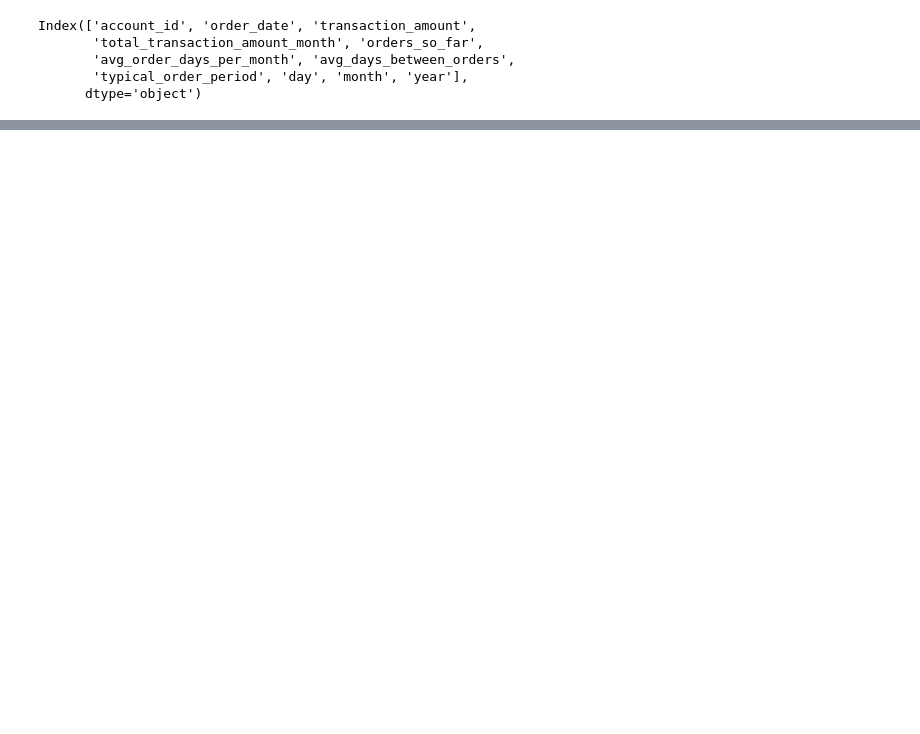
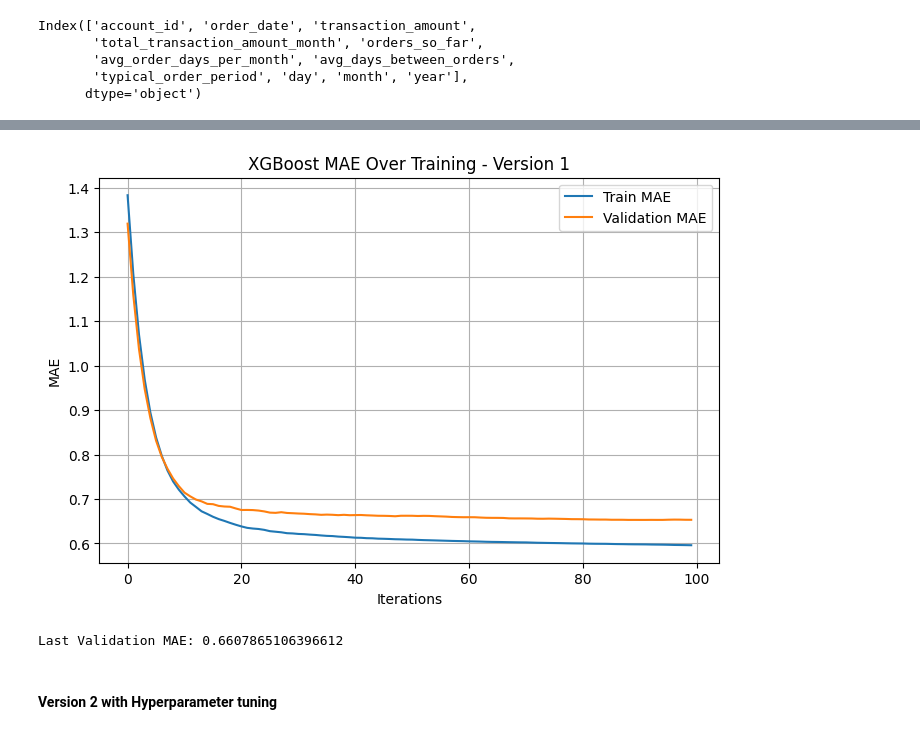
Before and after one commit to telmacarvalho/cases, a Jupyter notebook: case_bees.ipynb, the cells around one changed output, grey strips where cells are left out. Saved outputs shown, nothing was run; the diff lists cells and outputs as text; code cells hidden in the pictures; blank space fills up the shorter version.

```diff
--- a/case_bees.ipynb
+++ b/case_bees.ipynb
@@ -1460,0 +1547,3 @@ memory usage: 124.0+ MB
+# %%
+y_val = val_data[target]
+y_val.head(2)
@@ -1460,0 +1619,4 @@ memory usage: 124.0+ MB
+# %%
+# Define eval_set with training and validation data
+eval_set = [(X_train, y_train), (X_val, y_val)]
+evals_result = {}
@@ -1460,0 +1625,8 @@ memory usage: 124.0+ MB
+# %%
+model_v1 = XGBRegressor(n_estimators=100, learning_rate=0.1, random_state=42,
+    eval_metric='mae')
+model_v1.fit(
+    X_train, y_train,
+    eval_set=eval_set,
+    verbose=True,
+)
@@ -1460,0 +1662,27 @@ memory usage: 124.0+ MB
+# %%
+# Get evaluation results
+evals_result_v1 = model_v1.evals_result()
+# %%
+# Plot MAE for training and validation
+epochs = len(evals_result_v1['validation_0']['mae'])
+x_axis = range(epochs)
+
+plt.figure(figsize=(8,5))
+plt.plot(x_axis, evals_result['validation_0']['mae'], label='Train MAE')
+plt.plot(x_axis, evals_result['validation_1']['mae'], label='Validation MAE')
+plt.xlabel('Iterations')
+plt.ylabel('MAE')
+plt.title('XGBoost MAE Over Training - Version 1')
+plt.legend()
+plt.grid(True)
+plt.show()
+# %% [output]
+[figure, added]
+# %%
+# Last validation MAE
+last_val_mae = evals_result_v1['validation_1']['mae'][-1]
+print(f"Last Validation MAE: {last_val_mae}")
+# %% [output]
+Last Validation MAE: 0.6607865106396612
+# %% [markdown]
+#### Version 2 with Hyperparameter tuning
```
Also changed, not shown: parts of 38 cells of this notebook.
